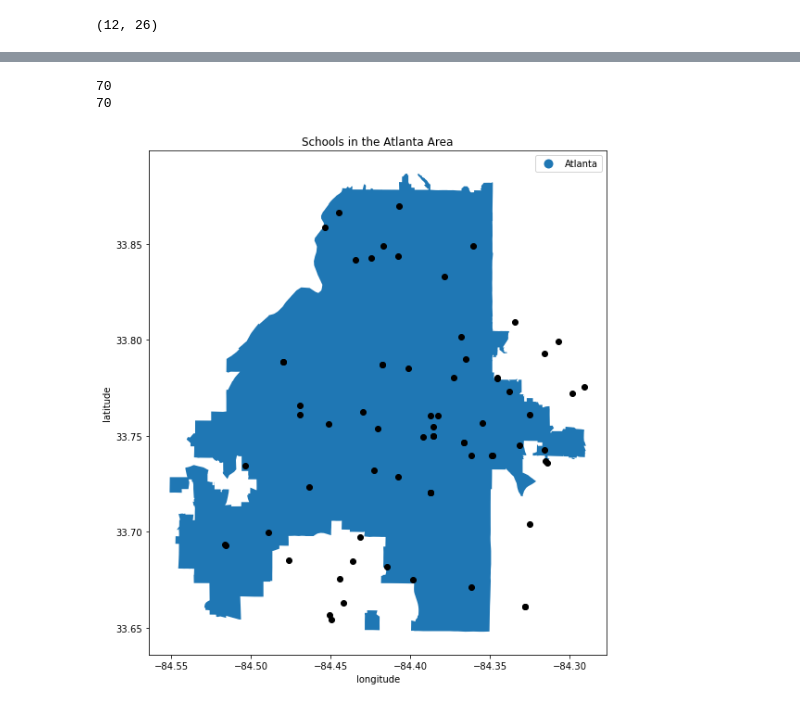
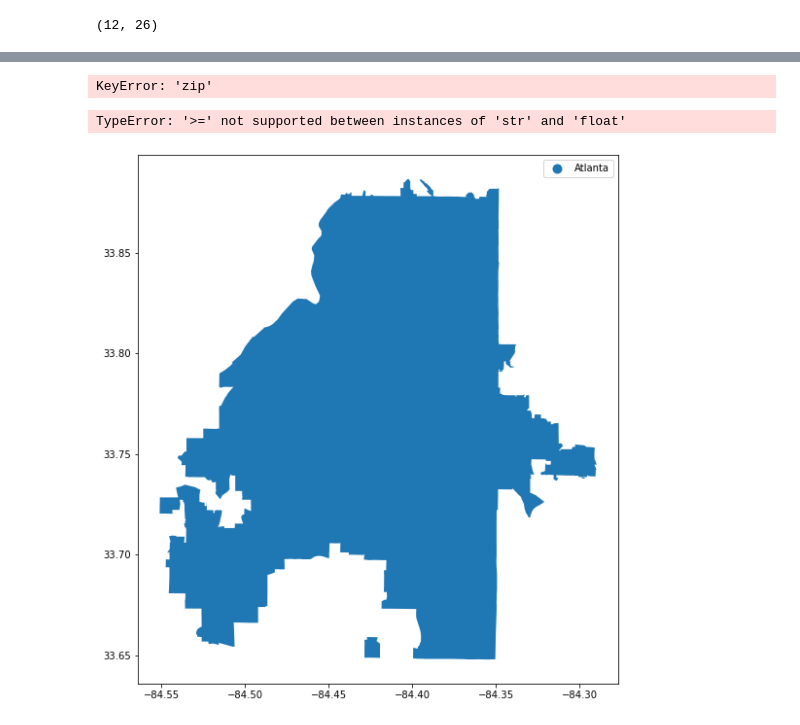
Before and after one commit to KellyPared/GT-Bootcamp-Atlanta_schoolsby_district, a Jupyter notebook: gt-greater-schools-kps.ipynb, the cells around one changed output, grey strips where cells are left out. Drawn from its saved outputs; the diff is of its cells as text; code cells hidden in the pictures.

```diff
--- a/gt-greater-schools-kps.ipynb
+++ b/gt-greater-schools-kps.ipynb
@@ -278,0 +304,3 @@ df.head()
+# %%
+df = pd.read_csv('output-data/schools_per_zipcode.csv')
+df
@@ -361,0 +414,7 @@ atl_map = atl_map.to_crs("EPSG:4326")
+# %%
+#Make variables to use for looping through data.
+lon = df['lon'] #x
+lat = df['lat'] #y
+name = df['name']
+lat_lon = df['lat_lon']
+print(lat_lon)
@@ -362,19 +447,12 @@ atl_map = atl_map.to_crs("EPSG:4326")
 # %%
-x_points = []
-y_points = []
+x_points = df["lon"]
+y_points = df['lat']
 #multiple layers
 
 #plot the cities polygons with no fill color
-atl_map.plot(alpha=1,figsize=(15,15))
-#atl_map.plot()
 
-#loop through latitude and longitude points and parse tuple
-for i in lat_lon:
-    y_points.append(i[0])
-    x_points.append(i[1])
+fig = px.scatter(df, x= x_points, y=y_points,
+                 hover_name="name", hover_data=["new rating", "zip"])
 
-plt.scatter(x_points, y_points,c='black')
-#print(len(x_points))
-#print(len(y_points))
-plt.show()
+fig.show()
 # %% [output]
@@ -382,34 +473,42 @@ plt.show()
+# %%
+data = pd.merge(zip_codes_shpmap, df, on = "zip")
+new_merged_df
+# %% [output]
+KeyError: 'zip'
 # %%
 x_points = []
 y_points = []
 name = []
 #multiple layers
+
 
 #plot the cities polygons with no fill color
 atl_map.plot(alpha=1,figsize=(10,10),column='name', legend=True)
 #ax = atl_map.plot(ax=ax, column='name', legend=True)
 for i in lat_lon:
     if i[0]>=33.87 or i[0]<=33.65:
         pass
     elif i[1]>=-84.29 or i[1]<-84.55:
         pass
     elif i[0]>=33.81 and i[1]>=-84.35:
         pass
     else:
         y_points.append(i[0])
         x_points.append(i[1])
 
 schools = plt.scatter(x_points, y_points,c='black')
-plt.title('Schools in the Atlanta Area');
+plt.title('Schools in the Atlanta Area')
+plt.legend()
+plt.grid()
+mpc.cursor(hover=True)
 plt.xlabel('longitude')
 plt.ylabel('latitude')
 
 print(len(x_points))
 print(len(y_points))
 plt.savefig("output-data/atlanta_schools.jpg")
 
 plt.show()
 # %% [output]
-70
-70
+TypeError: '>=' not supported between instances of 'str' and 'float'
-[figure, old version]
+[figure, new version]
```
Also changed, not shown: parts of 30 cells of this notebook, 9 other files.
